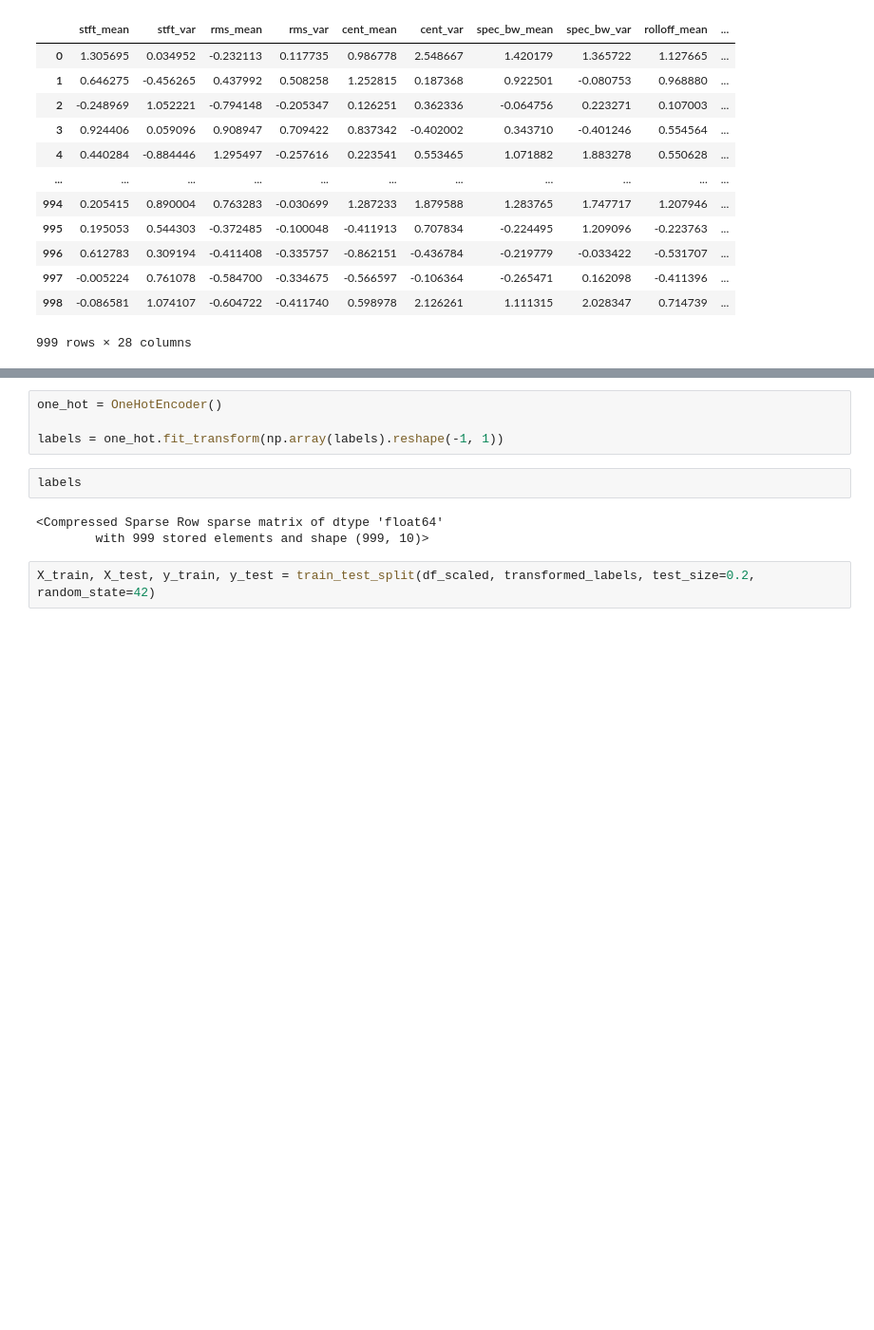
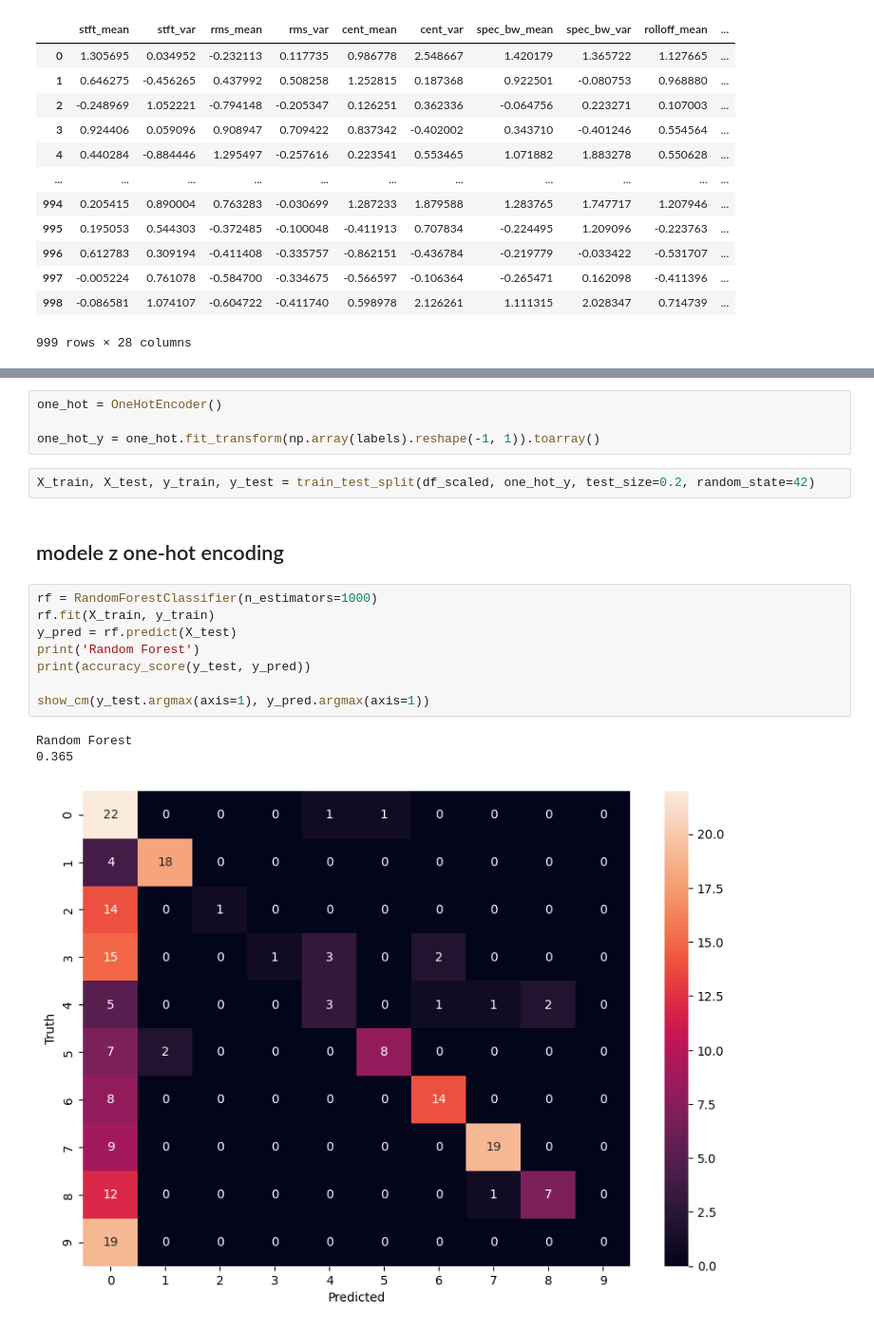
Before and after one commit to Arrturo/music-classification, a Jupyter notebook: classification.ipynb, the cells around one changed output, grey strips where cells are left out. Shown: that part at 95% size. Saved outputs shown, nothing was run; the diff lists cells and outputs as text; blank space fills up the shorter version.

Commit message:
add new classification models

```diff
--- a/classification.ipynb
+++ b/classification.ipynb
@@ -101,11 +101,20 @@ array([3, 3, 3, 3, 3, 3, 3, 3, 3, 3, 3, 3, 3, 3, 3, 3, 3, 3, 3, 3, 3, 3,
 # %%
 one_hot = OneHotEncoder()
 
-labels = one_hot.fit_transform(np.array(labels).reshape(-1, 1))
+one_hot_y = one_hot.fit_transform(np.array(labels).reshape(-1, 1)).toarray()
-# %%
-labels
-# %% [output]
-<Compressed Sparse Row sparse matrix of dtype 'float64'
-        with 999 stored elements and shape (999, 10)>
 # %%
-X_train, X_test, y_train, y_test = train_test_split(df_scaled, transformed_labels, test_size=0.2, random_state=42)
+X_train, X_test, y_train, y_test = train_test_split(df_scaled, one_hot_y, test_size=0.2, random_state=42)
+# %% [markdown]
+## modele z one-hot encoding
+# %%
+rf = RandomForestClassifier(n_estimators=1000)
+rf.fit(X_train, y_train)
+y_pred = rf.predict(X_test)
+print('Random Forest')
+print(accuracy_score(y_test, y_pred))
+
+show_cm(y_test.argmax(axis=1), y_pred.argmax(axis=1))
+# %% [output]
+Random Forest
+0.365
+[figure, added]
```
Also changed, not shown: parts of 8 cells of this notebook.
